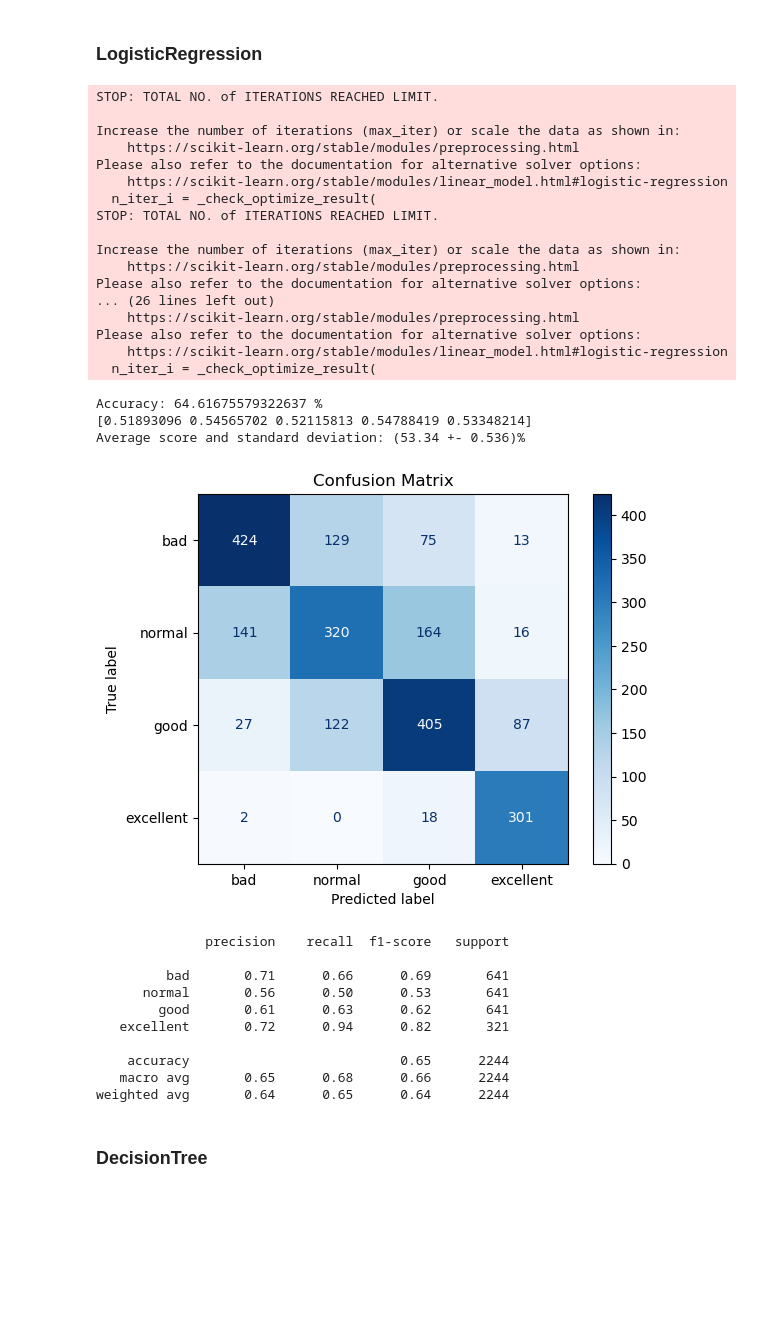
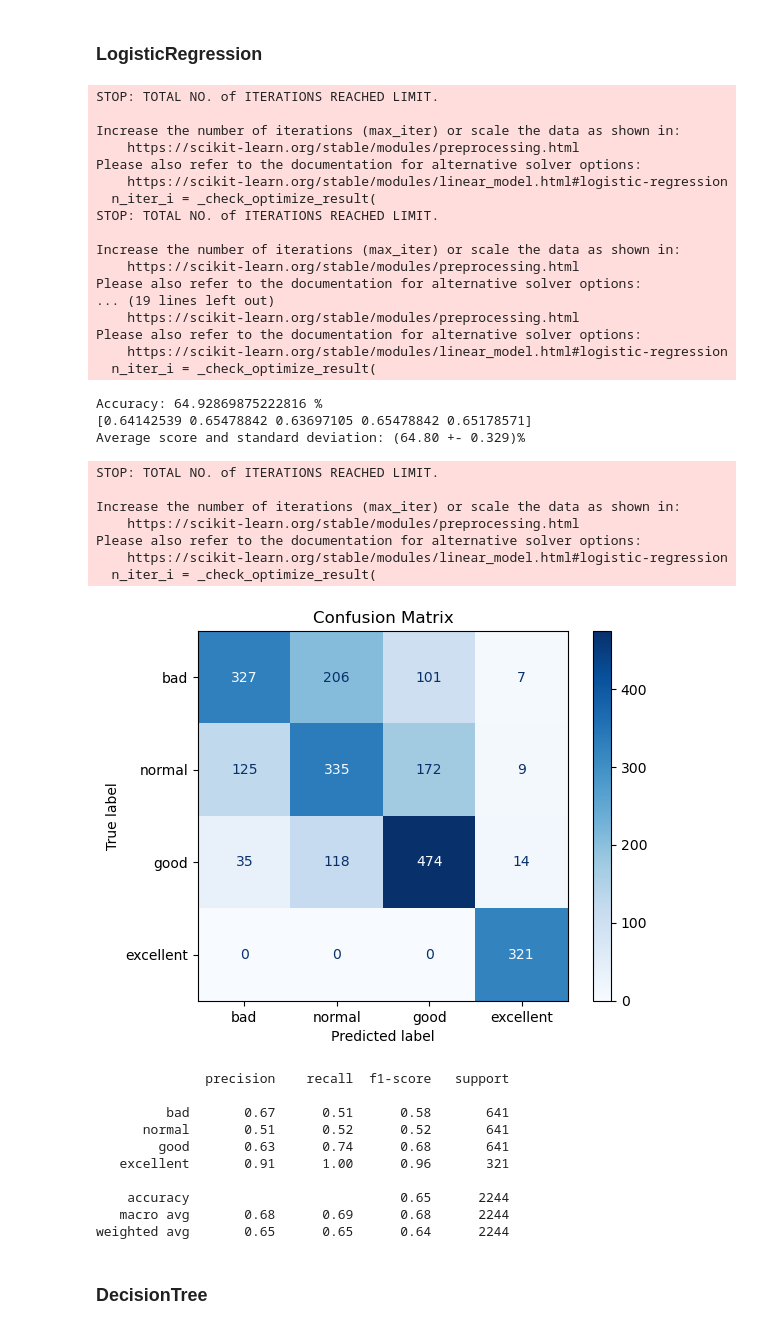
Before and after one commit to CloudSkytec/ML-CW1, a Jupyter notebook: Luqi Xin/Classification - Wine Quality.ipynb, the cells around one changed output. Cells and saved outputs as stored; diff of their text form; code cells hidden in the pictures; blank space fills up the shorter version.

Commit message:
The update addresses the mistake regarding the lack of standardization

```diff
--- a/Luqi Xin/Classification - Wine Quality.ipynb
+++ b/Luqi Xin/Classification - Wine Quality.ipynb
@@ -253,4 +253,10 @@ plt.tight_layout()
 # %%
 # z-score normalization
 scaler = StandardScaler()
-features_scaled = scaler.fit_transform(data_df)
+feature_scaled = scaler.fit_transform(data_df.drop(columns=['quality']))
+
+data_scaled = pd.concat(
+    [pd.DataFrame(feature_scaled, columns=data_df.columns.drop('quality'), index=data_df.index),data_df['quality']],
+    axis=1
+)
+data_scaled
@@ -257,8 +277,8 @@ features_scaled = scaler.fit_transform(data_df)
 # %%
 # Combine alcohol,density and residual_sugar
-data_combined = data_df
+data_combined = data_scaled
 
-data_combined['free_sulfur_ratio'] = data_df['free_sulfur_dioxide'] / data_df['total_sulfur_dioxide']
+data_combined['free_sulfur_ratio'] = data_scaled['free_sulfur_dioxide'] / data_scaled['total_sulfur_dioxide']
 data_combined = data_combined.drop(columns=['total_sulfur_dioxide','free_sulfur_dioxide'])
 # %%
 # correlation matrix
@@ -536,5 +556,5 @@ plt.show()
 # %% [markdown]
 ## Select Features based on results
 # %%
-final_select_features = ['alcohol', 'chlorides', 'fixed_acidity', 'volatile_acidity','free_sulfur_ratio', 'pH', 'residual_sugar','density']
+final_select_features = ['alcohol', 'chlorides', 'fixed_acidity', 'volatile_acidity','free_sulfur_ratio', 'pH', 'citric_acid']
 data_feature_selected = data_features1[final_select_features]
@@ -588,7 +592,7 @@ def classify(model, x, ys):
 ### LogisticRegression
 # %%
 from sklearn.linear_model import LogisticRegression
-model = LogisticRegression(max_iter=1500)
+model = LogisticRegression(max_iter=100)
 classify(model, fea_train, tar_train)
 
 # cross-validation
@@ -607,48 +611,55 @@ y_pred = model.predict(fea_val)
 # Confusion matrix
 cm = confusion_matrix(tar_val, y_pred)
 
 # Visualisation
 disp = ConfusionMatrixDisplay(confusion_matrix=cm, display_labels=['bad', 'normal', 'good', 'excellent'])
 disp.plot(cmap=plt.cm.Blues)
 plt.title("Confusion Matrix")
 plt.show()
 
 from sklearn.metrics import classification_report
 
 # classification report
 print(classification_report(tar_val, y_pred, target_names=['bad', 'normal', 'good', 'excellent']))
 # %% [output]
 STOP: TOTAL NO. of ITERATIONS REACHED LIMIT.
 
 Increase the number of iterations (max_iter) or scale the data as shown in:
     https://scikit-learn.org/stable/modules/preprocessing.html
 Please also refer to the documentation for alternative solver options:
     https://scikit-learn.org/stable/modules/linear_model.html#logistic-regression
   n_iter_i = _check_optimize_result(
 STOP: TOTAL NO. of ITERATIONS REACHED LIMIT.
 
 Increase the number of iterations (max_iter) or scale the data as shown in:
     https://scikit-learn.org/stable/modules/preprocessing.html
 Please also refer to the documentation for alternative solver options:
-... (26 lines left out)
+... (19 lines left out)
     https://scikit-learn.org/stable/modules/preprocessing.html
 Please also refer to the documentation for alternative solver options:
     https://scikit-learn.org/stable/modules/linear_model.html#logistic-regression
   n_iter_i = _check_optimize_result(
-Accuracy: 64.61675579322637 %
-[0.51893096 0.54565702 0.52115813 0.54788419 0.53348214]
-Average score and standard deviation: (53.34 +- 0.536)%
+Accuracy: 64.92869875222816 %
+[0.64142539 0.65478842 0.63697105 0.65478842 0.65178571]
+Average score and standard deviation: (64.80 +- 0.329)%
+STOP: TOTAL NO. of ITERATIONS REACHED LIMIT.
+
+Increase the number of iterations (max_iter) or scale the data as shown in:
+    https://scikit-learn.org/stable/modules/preprocessing.html
+Please also refer to the documentation for alternative solver options:
+    https://scikit-learn.org/stable/modules/linear_model.html#logistic-regression
+  n_iter_i = _check_optimize_result(
-[figure, old version]
+[figure, new version]
-              precision    recall  f1-score   support
-
-         bad       0.71      0.66      0.69       641
-      normal       0.56      0.50      0.53       641
-        good       0.61      0.63      0.62       641
-   excellent       0.72      0.94      0.82       321
-
-    accuracy                           0.65      2244
-   macro avg       0.65      0.68      0.66      2244
-weighted avg       0.64      0.65      0.64      2244
+              precision    recall  f1-score   support
+
+         bad       0.67      0.51      0.58       641
+      normal       0.51      0.52      0.52       641
+        good       0.63      0.74      0.68       641
+   excellent       0.91      1.00      0.96       321
+
+    accuracy                           0.65      2244
+   macro avg       0.68      0.69      0.68      2244
+weighted avg       0.65      0.65      0.64      2244
 # %% [markdown]
 ### DecisionTree
 # %%
```
Also changed, not shown: parts of 18 cells of this notebook.
